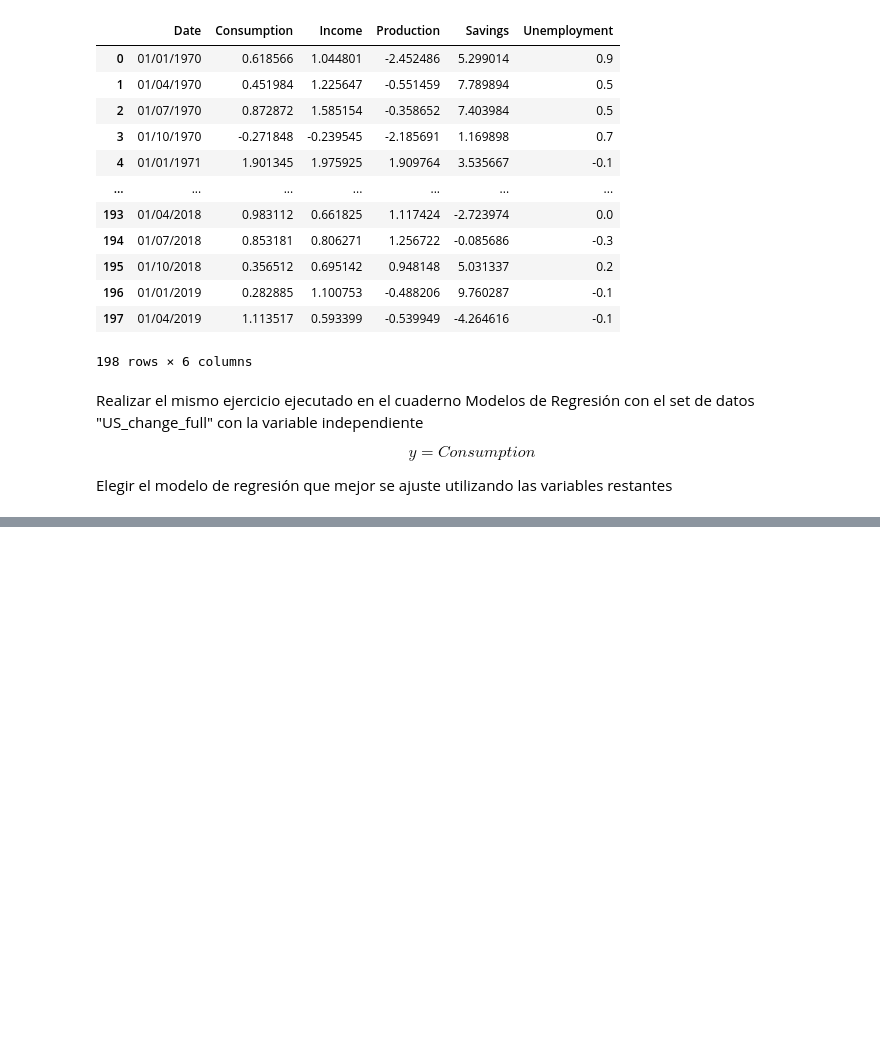
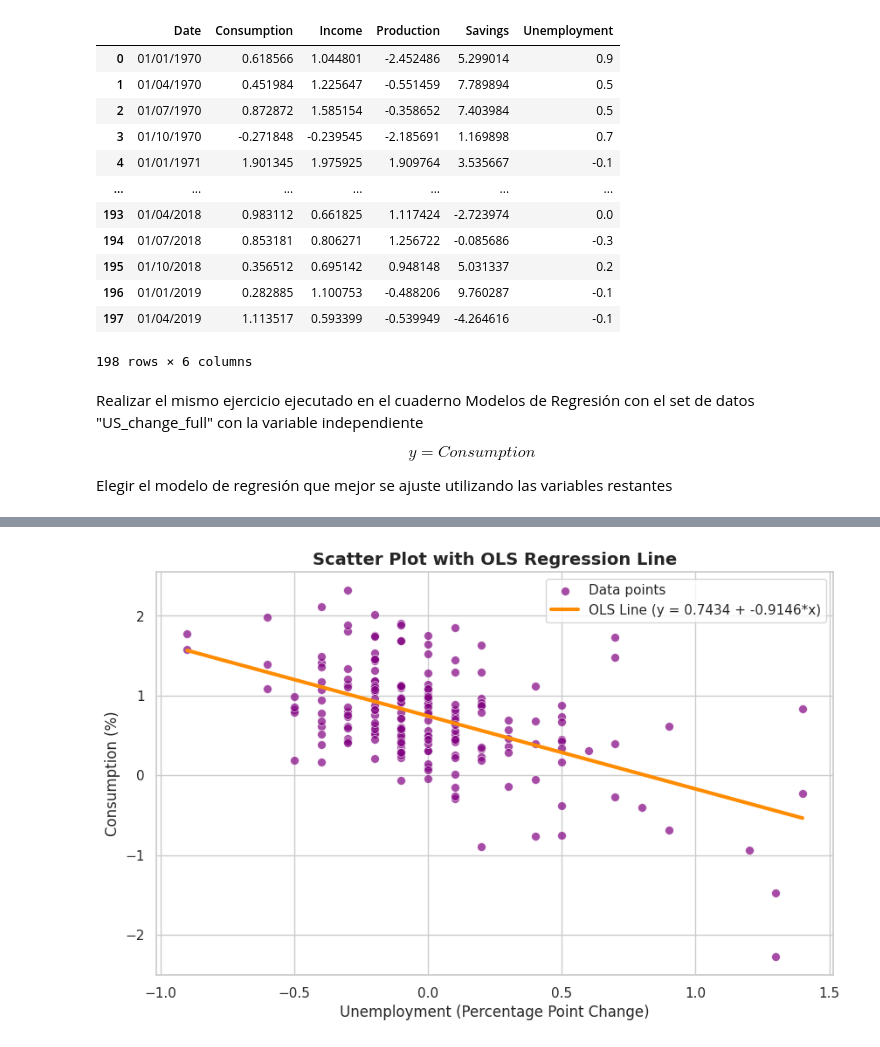
Before and after one commit to salpimentel/Time-Series, a Jupyter notebook: Copy_of_L00_Challenge.ipynb, the cells around one changed output, grey strips where cells are left out. Drawn from its saved outputs; the diff is of its cells as text; code cells hidden in the pictures; blank space fills up the shorter version.

```diff
--- a/Copy_of_L00_Challenge.ipynb
+++ b/Copy_of_L00_Challenge.ipynb
@@ -39,0 +154,6 @@ Elegir el modelo de regresión que mejor se ajuste utilizando las variables rest
+# %%
+# Fit a linear regression model with x = Unemployment and y = Consumption
+linear_model = smf.ols(formula='Consumption ~ Unemployment', data=df).fit()
+
+# Display the regression summary results
+print(linear_model.summary())
@@ -39,0 +178,27 @@ Elegir el modelo de regresión que mejor se ajuste utilizando las variables rest
+# %%
+import numpy as np
+import matplotlib.pyplot as plt
+import seaborn as sns
+
+# Generate a range of x values for the regression line
+x_line = np.linspace(df['Unemployment'].min(), df['Unemployment'].max(), 100)
+# Predict y values using our fitted linear model
+y_line = linear_model.predict(pd.DataFrame({'Unemployment': x_line}))
+
+sns.set_theme(style='whitegrid')
+plt.figure(figsize=(10, 6))
+
+# Plot the data points
+sns.scatterplot(data=df, x='Unemployment', y='Consumption', color='purple', alpha=0.7, s=50, label='Data points')
+
+# Plot the OLS regression line
+plt.plot(x_line, y_line, color='darkorange', linestyle='-', linewidth=3,
+         label=f'OLS Line (y = {linear_model.params["Intercept"]:.4f} + {linear_model.params["Unemployment"]:.4f}*x)')
+
+plt.title('Scatter Plot with OLS Regression Line', fontsize=14, fontweight='bold')
+plt.xlabel('Unemployment (Percentage Point Change)', fontsize=12)
+plt.ylabel('Consumption (%)', fontsize=12)
+plt.legend(loc='upper right')
+plt.show()
+# %% [output]
+[figure, added]
```
Also changed, not shown: parts of 9 cells of this notebook.
